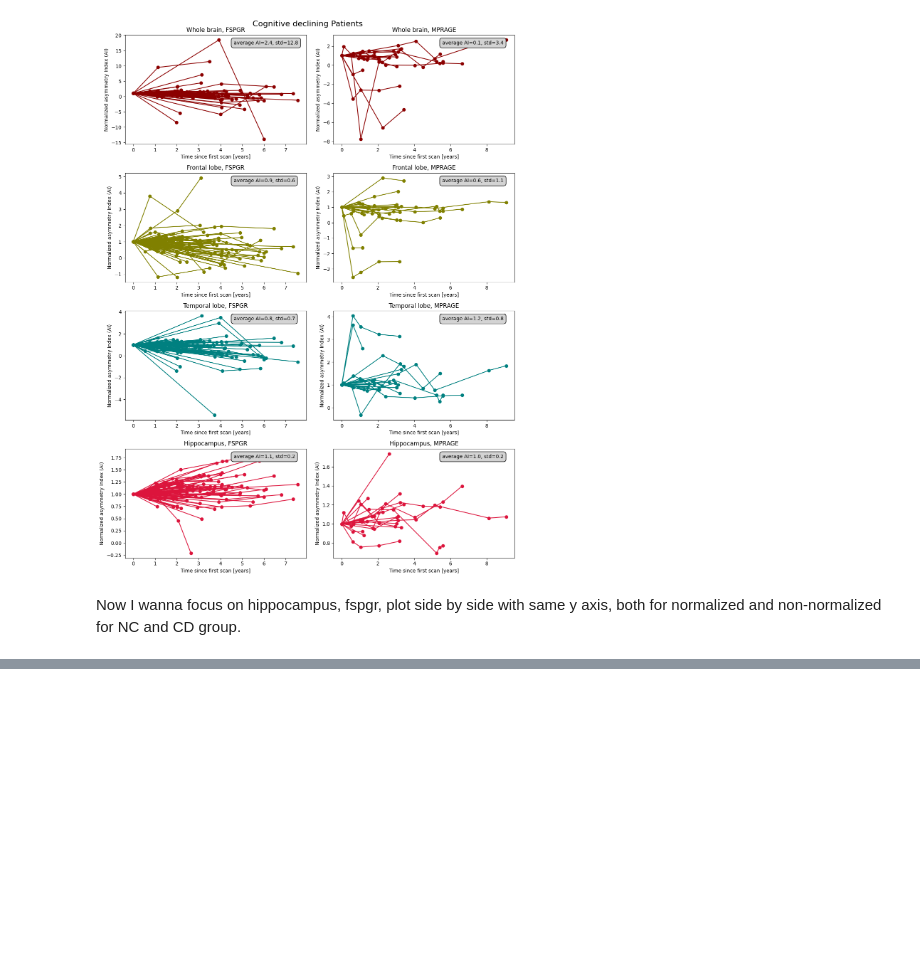
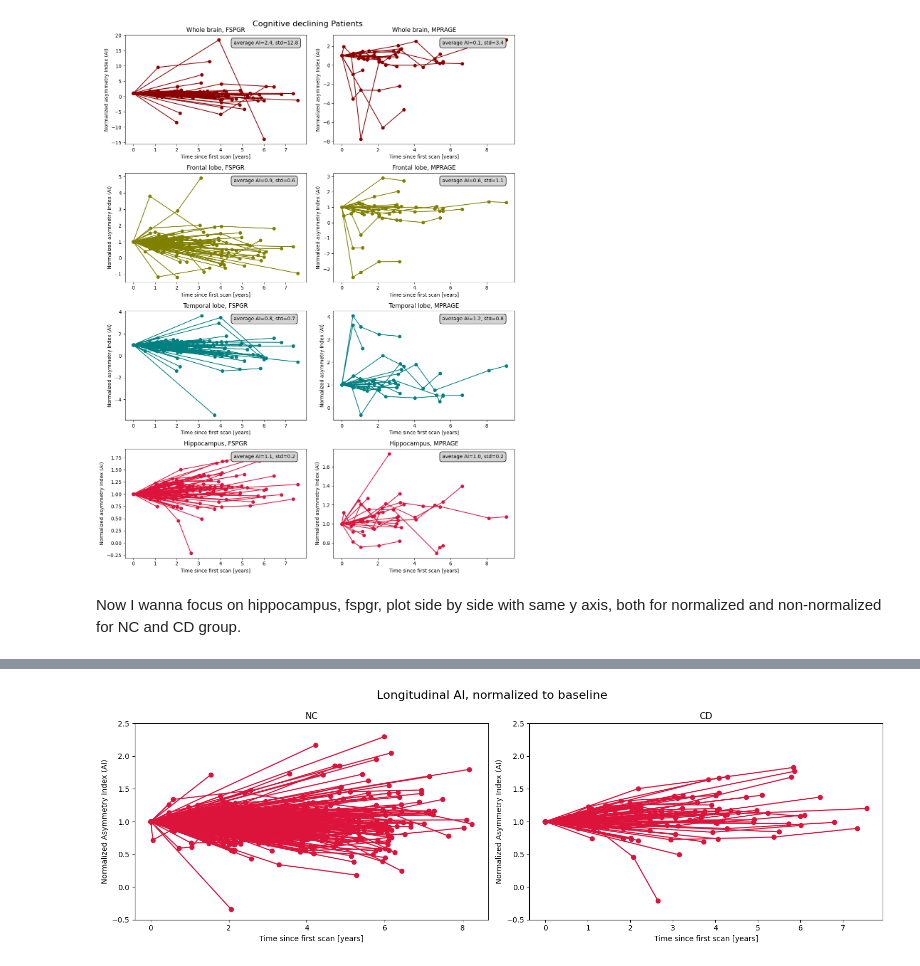
Before and after one commit to Crtox/asymmetryAD, a Jupyter notebook: code/AI_longitudinal.ipynb, the cells around one changed output, grey strips where cells are left out. Drawn from its saved outputs; the diff is of its cells as text; code cells hidden in the pictures; blank space fills up the shorter version.

```diff
--- a/code/AI_longitudinal.ipynb
+++ b/code/AI_longitudinal.ipynb
@@ -964,0 +969,7 @@ Now I wanna focus on hippocampus, fspgr, plot side by side with same y axis, bot
+# %%
+AI_nc_fspgr = [AI_nc_fspgr_whole, AI_nc_fspgr_frontal_lobe, AI_nc_fspgr_temporal_lobe, AI_nc_fspgr_hippocampus]
+AI_trans_fspgr = [AI_trans_fspgr_whole, AI_trans_fspgr_frontal_lobe, AI_trans_fspgr_temporal_lobe, AI_trans_fspgr_hippocampus]
+# %%
+# normalized
+AI_nc_fspgr_normalized = normalize_ai_data(AI_nc_fspgr)
+AI_trans_fspgr_normalized = normalize_ai_data(AI_trans_fspgr)
@@ -965,42 +1018,34 @@ Now I wanna focus on hippocampus, fspgr, plot side by side with same y axis, bot
 # %%
-# non-normalized
-fig, axes = plt.subplots(1, 2, figsize=(10, 5))
-fig.suptitle('Hippocampus, FSPGR sequencing', fontsize=16)
+fig, axes = plt.subplots(1, 2, figsize=(15, 5))
+fig.suptitle('Longitudinal AI, normalized to baseline', fontsize=16)
 
-titles = [
-    "NC group", "CD group"
-]
+for naccid, ai_values in AI_nc_fspgr_hippocampus_normalized.items():
+        if naccid in nc_scan_times:
+            scan_times = nc_scan_times[naccid]
+            # outliers
+            if ai_values[1] > -200:
+                axes[0].plot(scan_times, ai_values, color='crimson', marker='o')
 
+axes[0].set_title('NC')   # Title for the subplot
+axes[0].set_xlabel('Time since first scan [years]')
+axes[0].set_ylabel('Normalized Asymmetry Index (AI)')
 
-# NC plot on left side
-for naccid, ai_values in AI_trans_fspgr[i].items():
-    if naccid in trans_scan_times:
-        scan_times = trans_scan_times[naccid]
-        if len(scan_times) == len(ai_values):
-            # one outlier again
-            if ai_values[1] < 50:
-                axes[0].plot(scan_times, ai_values, color=colors[i], marker='o')
-axes[0].set_title(titles[2 * i])   # Title for the subplot
-axes[0].set_xlabel('Time since first scan [years]')
-axes[0].set_ylabel('Normalized asymmetry Index (AI)')
+for naccid, ai_values in AI_trans_fspgr_hippocampus_normalized.items():
+        if naccid in trans_scan_times:
+            scan_times = trans_scan_times[naccid]
+            if len(scan_times) == len(ai_values):
+                if ai_values[1] < 50:
+                    axes[1].plot(scan_times, ai_values, color='crimson', marker='o')
 
+axes[1].set_title('CD')   # Title for the subplot
+axes[1].set_xlabel('Time since first scan [years]')
+axes[1].set_ylabel('Normalized Asymmetry Index (AI)')
 
-# MPRAGE plot on the right side
-for naccid, ai_values in AI_trans_mprage[i].items():
-    if naccid in trans_scan_times:
-        scan_times = trans_scan_times[naccid]
-        if len(scan_times) == len(ai_values):
-            if len(ai_values) == 3:
-                if ai_values[2] > -20:
-                    axes[i, 1].plot(scan_times, ai_values, color=colors[i], marker='o')
-            else:
-                axes[i, 1].plot(scan_times, ai_values, color=colors[i], marker='o')
-
-axes[i, 1].set_title(titles[2 * i + 1])   # Title for the subplot
-axes[i, 1].set_xlabel('Time sitranse first scan [years]')
-axes[i, 1].set_ylabel('Normalized asymmetry Index (AI)')
-
+axes[0].set_ylim(-0.5, 2.5)
+axes[1].set_ylim(-0.5, 2.5)
 
 plt.tight_layout()
-#plt.savefig(savePath+'retry/AI_longitudinal_trans_normalized.png')
+#plt.savefig(savePath+'retry/AI_longitudinal_nc_vs_cd_hippocampus_normalized.png')
 plt.show()
+# %% [output]
+[figure, added]
```
Also changed, not shown: parts of 4 cells of this notebook, 2 other files.
